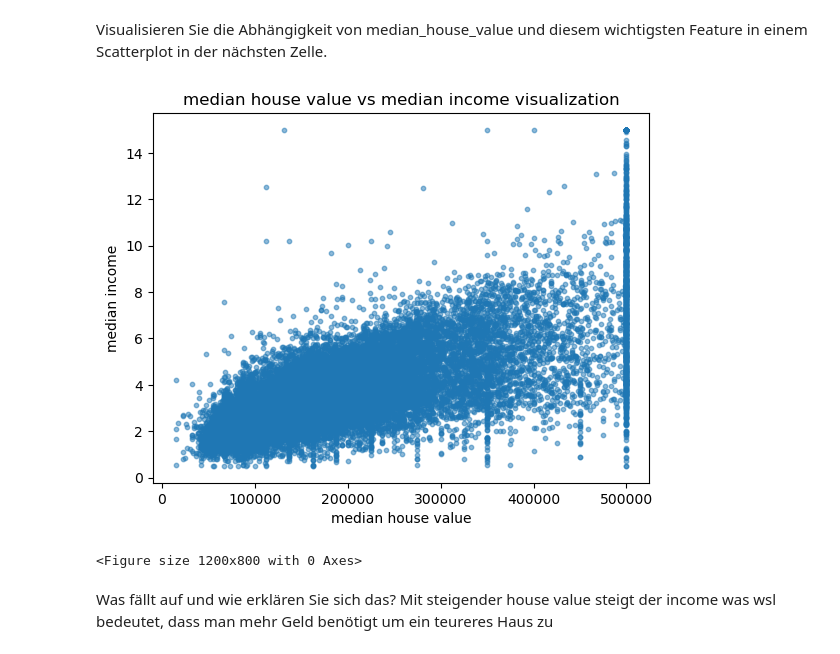
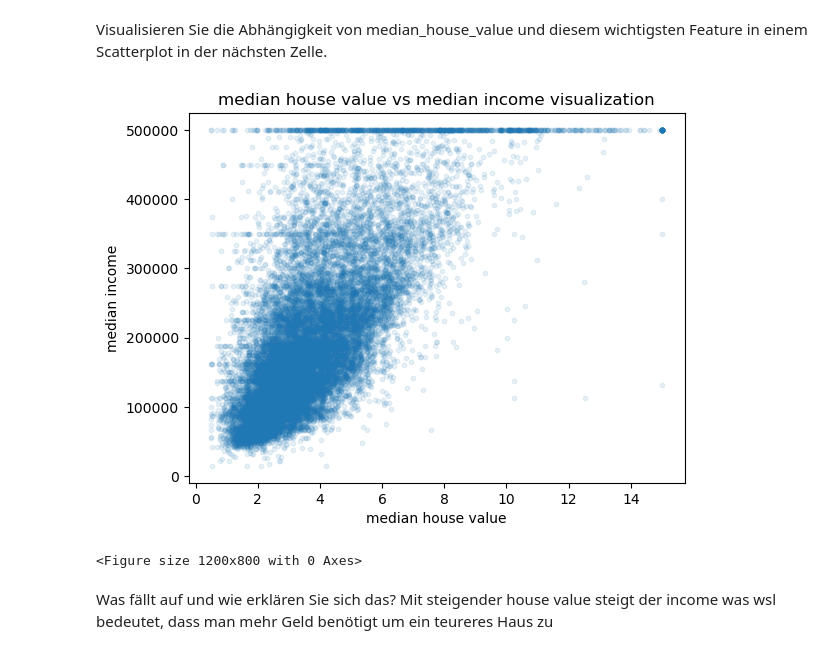
Before and after one commit to Yun1us/University, a Jupyter notebook: 3.Semester/Machine_Learning/Praktikum/Praktikum_1-2.ipynb, the cells around one changed output. Cells and saved outputs as stored; diff of their text form; code cells hidden in the pictures.

```diff
--- a/3.Semester/Machine_Learning/Praktikum/Praktikum_1-2.ipynb
+++ b/3.Semester/Machine_Learning/Praktikum/Praktikum_1-2.ipynb
@@ -216,14 +207,14 @@ Nein, eine Korrelation von -0.1 zwischen latitude und median_house_value bedeute
 # %% [markdown]
 Visualisieren Sie die Abhängigkeit von median_house_value und diesem wichtigsten Feature in einem Scatterplot in der nächsten Zelle.
 # %%
-plt.scatter(housing["median_house_value"], housing["median_income"], s=10, alpha=0.5)
+plt.scatter(housing["median_income"],housing["median_house_value"], s=10, alpha=0.1)
 plt.xlabel("median house value")
 plt.ylabel("median income")
 plt.title("median house value vs median income visualization")
 plt.figure(figsize=(12, 8))
 plt.show()
 # %% [output]
-[figure, old version]
+[figure, new version]
 <Figure size 1200x800 with 0 Axes>
 # %% [markdown]
 Was fällt auf und wie erklären Sie sich das? Mit steigender house value steigt der income was wsl bedeutet, dass man mehr Geld benötigt um ein teureres Haus zu
```
Also changed, not shown: parts of 19 cells of this notebook, 3 other files.
